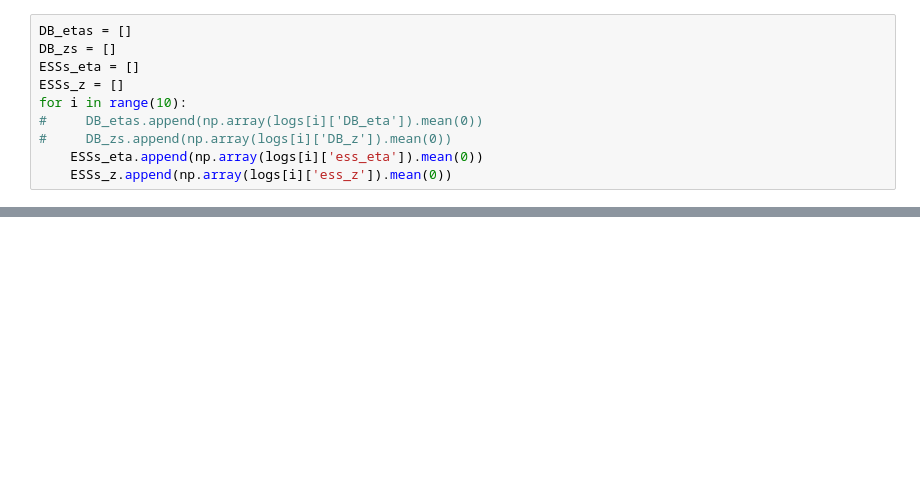
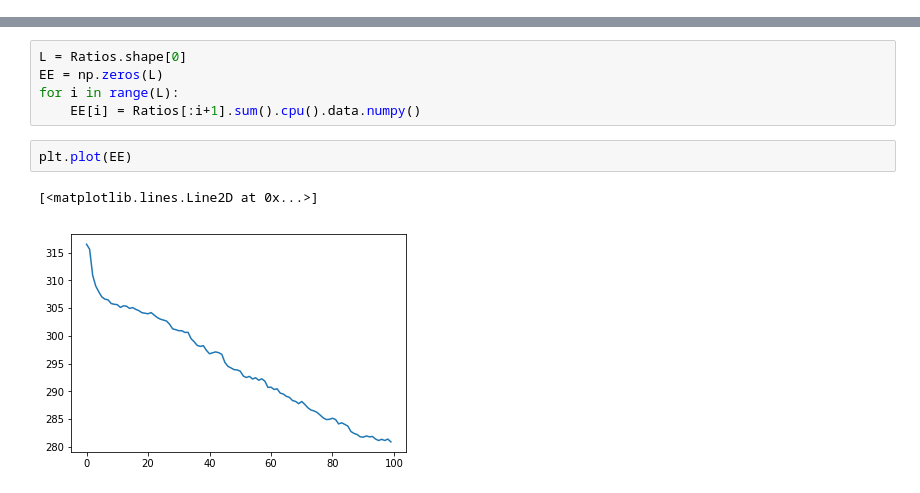
Before and after one commit to hao-w/apgs, a Jupyter notebook: GMM/experiments/gmm-testing.ipynb, the cells around one changed output, grey strips where cells are left out. Cells and saved outputs as stored; diff of their text form; blank space fills up the shorter version.

```diff
--- a/GMM/experiments/gmm-testing.ipynb
+++ b/GMM/experiments/gmm-testing.ipynb
@@ -158,10 +45,0 @@ def EUBO_init_eta_test(models, obs, SubTrain_Params):
-# %%
-DB_etas = []
-DB_zs = []
-ESSs_eta = []
-ESSs_z = []
-for i in range(10):
-#     DB_etas.append(np.array(logs[i]['DB_eta']).mean(0))
-#     DB_zs.append(np.array(logs[i]['DB_z']).mean(0))
-    ESSs_eta.append(np.array(logs[i]['ess_eta']).mean(0))
-    ESSs_z.append(np.array(logs[i]['ess_z']).mean(0))
@@ -173,0 +128,10 @@ np.save('test-10runs-ess_z.npy', np.array(ESSs_z))
+# %%
+L = Ratios.shape[0]
+EE = np.zeros(L)
+for i in range(L):
+    EE[i] = Ratios[:i+1].sum().cpu().data.numpy()
+# %%
+plt.plot(EE)
+# %% [output]
+[<matplotlib.lines.Line2D at 0x...>]
+[figure, added]
```
Also changed, not shown: parts of 14 cells of this notebook, 48 other files.
